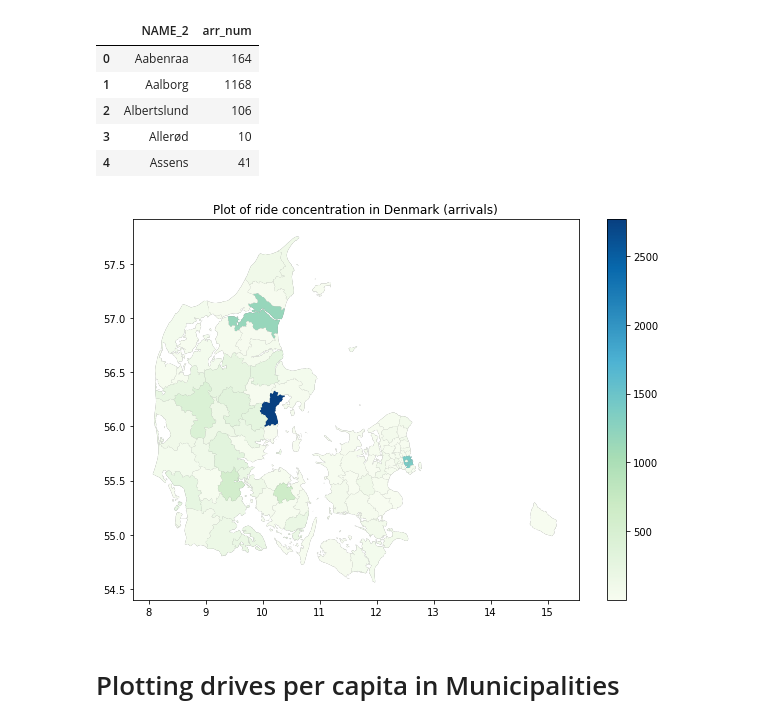
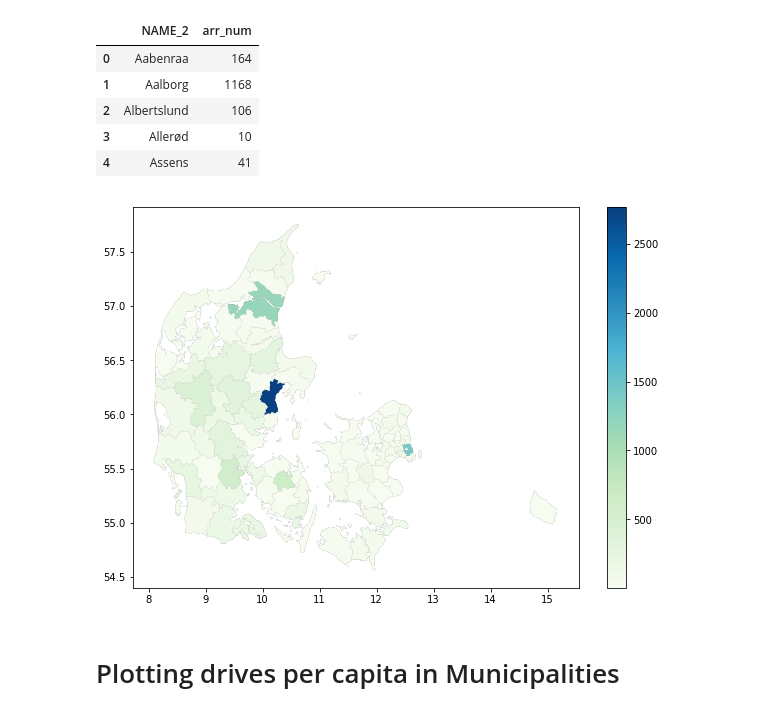
Before and after one commit to VictoriaHundevad/Social-Data-Science-Group-8, a Jupyter notebook: Code appendix 1.ipynb, the cells around one changed output. Cells and saved outputs as stored; diff of their text form; code cells hidden in the pictures.

```diff
--- a/Code appendix 1.ipynb
+++ b/Code appendix 1.ipynb
@@ -569,15 +569,14 @@ num_rides_per_district_arr.head()
 arr_ride_num = pd.merge(shp, num_rides_per_district_arr, on="NAME_2", how="right")
 # %%
 #Plotting total number of arrivals in Denmark
-fig, ax = plt.subplots(1, figsize=(10,7))
+fig, ax = plt.subplots(1,figsize=(10,7))
 base = shp.plot(ax=ax, color='gray')
 #gdf.plot(ax=base, marker="o", markersize=5, alpha=0.5)
 arr_ride_num.plot(ax=base, column='arr_num',cmap='GnBu', alpha=1, legend=True)
-ax.set_title("Plot of ride concentration in Denmark (arrivals)")
 leg = ax.get_legend()
 fig.savefig('arrival.png')
 # %% [output]
-[figure, old version]
+[figure, new version]
 # %% [markdown]
 # Plotting drives per capita in Municipalities
 # %%
```
Also changed, not shown: parts of 8 cells of this notebook.
